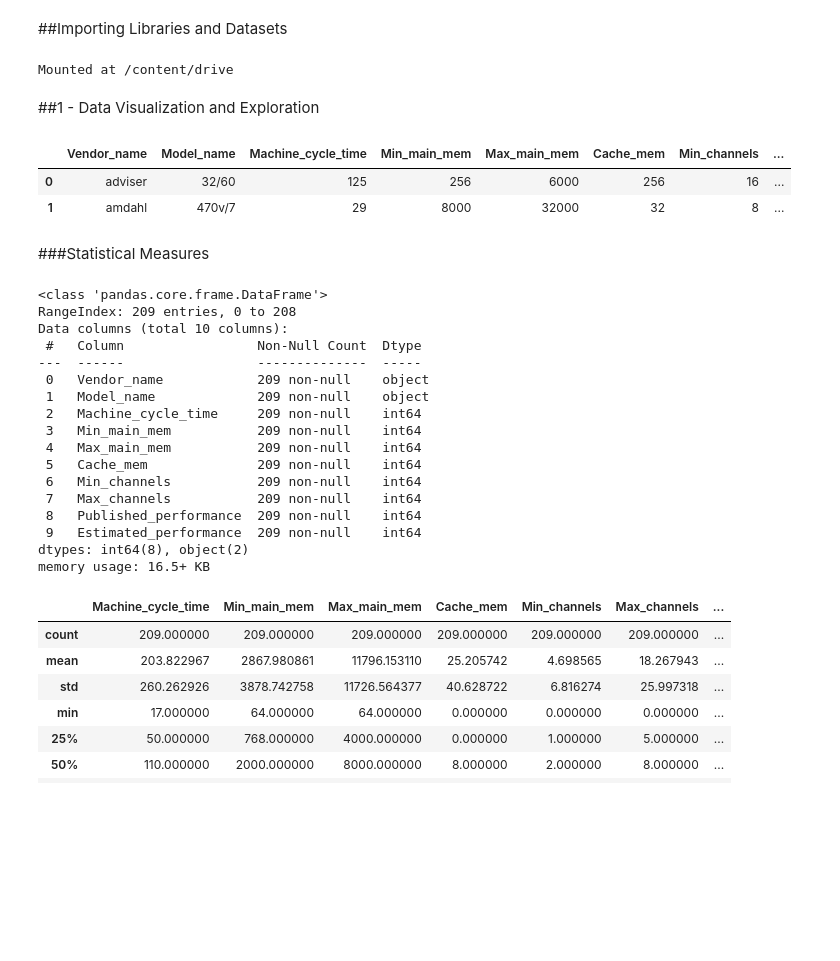
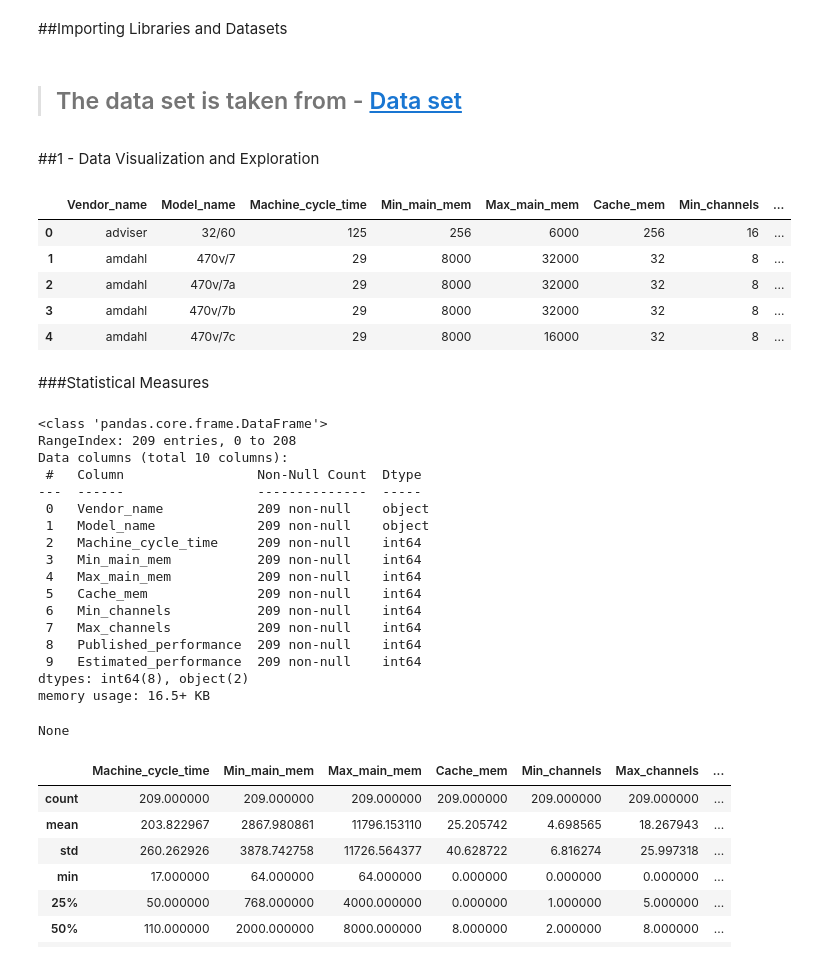
Before and after one commit to gokulj45/Linear-Regression, a Jupyter notebook: Linear_Regression_for_Beginners.ipynb, the cells around one changed output. Saved outputs shown, nothing was run; the diff lists cells and outputs as text; code cells hidden in the pictures; blank space fills up the shorter version.

```diff
--- a/Linear_Regression_for_Beginners.ipynb
+++ b/Linear_Regression_for_Beginners.ipynb
@@ -29,32 +30,31 @@ from math import sqrt
 #Ignoring warnings
 import warnings
 warnings.filterwarnings("ignore")
-# %%
-#Mounting google drive to import dataset
-from google.colab import drive
-drive.mount('/content/drive')
-# %% [output]
-Mounted at /content/drive
+# %% [markdown]
+> ## The data set is taken from - [Data set](https://archive.ics.uci.edu/ml/machine-learning-databases/cpu-performance/)
 # %% [markdown]
 ##1 - Data Visualization and Exploration
 # %%
 #Creating a list with attribute names
 feature_list: list = ['Vendor_name','Model_name','Machine_cycle_time', 'Min_main_mem', 'Max_main_mem', 'Cache_mem', 'Min_channels', 'Max_channels', 'Published_performance', 'Estimated_performance' ];
 #Reading the dataset and storing it to a pandas dataframe
-data_df: object = pd.read_csv('/content/drive/MyDrive/CPU Performance/machine.data', names=feature_list)
+data_df: object = pd.read_csv('https://raw.githubusercontent.com/gokulj45/Linear-Regression/main/machine.data', names=feature_list)
 #data_df: object = pd.read_csv('machine.data', names=feature_list)
 #Printing first two records for sanity check
-data_df.head(2)
+display(data_df.head(5))
 # %% [output]
 |  | Vendor_name | Model_name | Machine_cycle_time | Min_main_mem | Max_main_mem | Cache_mem | Min_channels | ... |
 | 0 | adviser | 32/60 | 125 | 256 | 6000 | 256 | 16 | ... |
 | 1 | amdahl | 470v/7 | 29 | 8000 | 32000 | 32 | 8 | ... |
+| 2 | amdahl | 470v/7a | 29 | 8000 | 32000 | 32 | 8 | ... |
+| 3 | amdahl | 470v/7b | 29 | 8000 | 32000 | 32 | 8 | ... |
+| 4 | amdahl | 470v/7c | 29 | 8000 | 16000 | 32 | 8 | ... |
 # %% [markdown]
 ###Statistical Measures
 # %%
 #Number of Instances = 209
 #Number of Attributes = 10
-data_df.info()
+display(data_df.info())
 # %% [output]
 <class 'pandas.core.frame.DataFrame'>
 RangeIndex: 209 entries, 0 to 208
@@ -73,5 +73,6 @@ Data columns (total 10 columns):
  9   Estimated_performance  209 non-null    int64
 dtypes: int64(8), object(2)
 memory usage: 16.5+ KB
+None
 # %%
 #Descriptive statistical measures of the data
```
Also changed, not shown: parts of 3 cells of this notebook.
